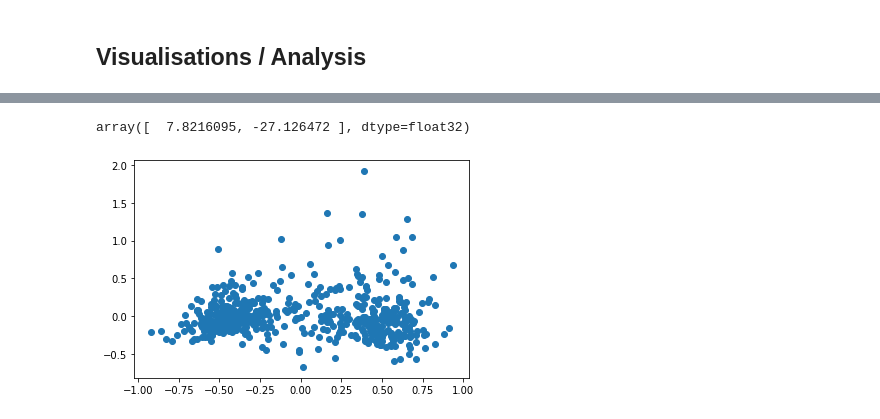
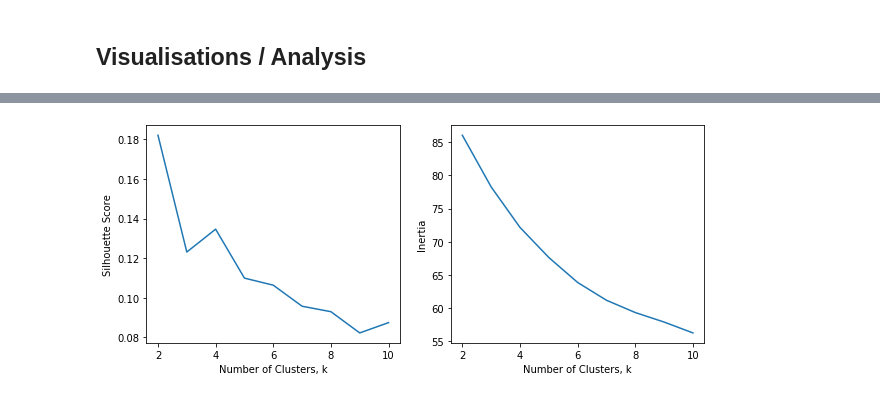
Before and after one commit to MattWear21/GKBodyPose, a Jupyter notebook: PoseAnalysis/OnevOneAnalysis.ipynb, the cells around one changed output, grey strips where cells are left out. Cells and saved outputs as stored; diff of their text form; code cells hidden in the pictures.

```diff
--- a/PoseAnalysis/OnevOneAnalysis.ipynb
+++ b/PoseAnalysis/OnevOneAnalysis.ipynb
@@ -202,3 +205,9 @@ print("Removing " + str(len(to_remove_sets)) + " of " +
       str(len(sets_3d_cvi)) + " poses, " + str(100*np.round(len(to_remove_sets)/len(sets_3d_cvi), 2)) + "%")
 # %% [output]
 Removing 181 of 590 poses, 31.0%
+# %%
+#Remove selected poses
+set_3d_cvi_clean_df = set_3d_cvi_df.drop(to_remove_sets).reset_index(drop=True)
+keep_cols = np.array(list(range(48)) + ['gk_engage'])
+sets_3d_cvi_clean = set_3d_cvi_clean_df.loc[:,keep_cols].values
+print(sets_3d_cvi_clean.shape)
@@ -219,2 +242,6 @@ plt.show()
+# %%
+#Create 3D - 2D projection dataset
+to_delete = np.array([ x-1 for x in range(0,49) if x%3==0][1:])
+sets_2d_proj = np.delete(sets_3d_cvi_clean, to_delete, 1)
 # %%
 from sklearn.cluster import KMeans
@@ -238,2 +257,2 @@ def silhouetteInertia(poses):
 # %%
-sil, iner = silhouetteInertia(sets_3d_cvi)
+sil, iner = gk.silhouetteInertia(sets_2d_proj)
@@ -321,4 +258,0 @@ plt.show()
-# %%
-tsne_embedded[17]
-# %% [output]
-array([  7.8216095, -27.126472 ], dtype=float32)
@@ -328,5 +258,0 @@ pca = PCA(n_components=2).fit_transform(sets_3d_cvi)
-# %%
-plt.scatter(pca[:,0], pca[:,1])
-plt.show()
-# %% [output]
-[figure, removed]
@@ -334,0 +259,4 @@ pca[[26, 25]]
+# %%
+gk.plotSilIner(sil, iner, save='1v1s/sil_iner_2d_proj')
+# %% [output]
+[figure, added]
```
Also changed, not shown: parts of 31 cells of this notebook.
